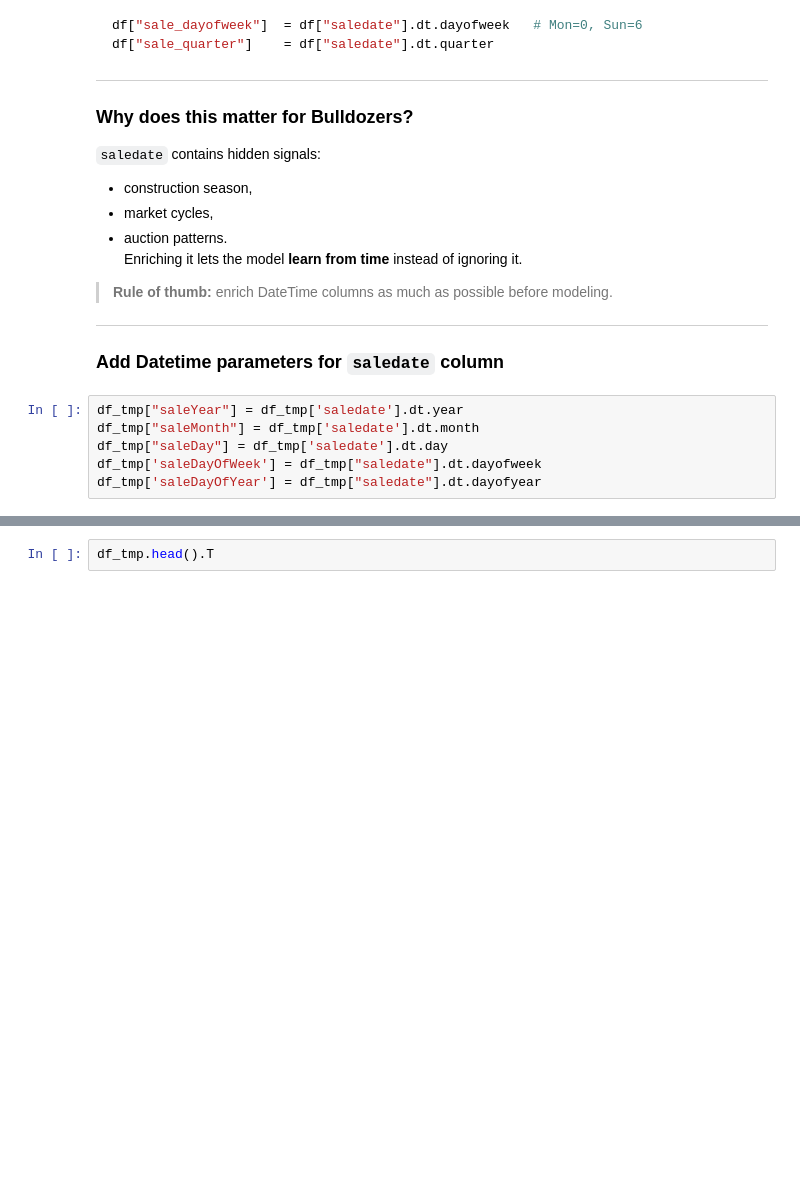
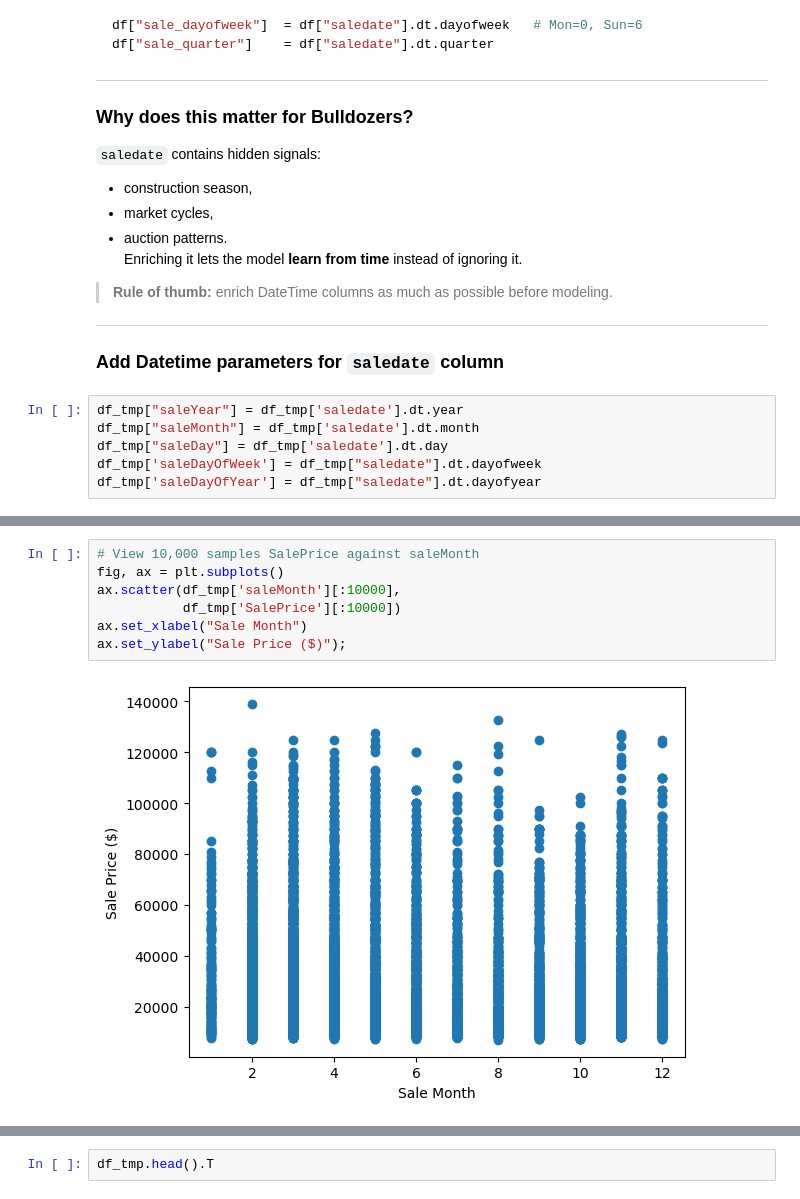
Before and after one commit to Eakempreet/Learning-ML-Projects, a Jupyter notebook: bulldozer-price-prediction-project-2/end-to-end-bluebook-bulldozer-price-regression.ipynb, the cells around one changed output, grey strips where cells are left out. Saved outputs shown, nothing was run; the diff lists cells and outputs as text; blank space fills up the shorter version.

```diff
--- a/bulldozer-price-prediction-project-2/end-to-end-bluebook-bulldozer-price-regression.ipynb
+++ b/bulldozer-price-prediction-project-2/end-to-end-bluebook-bulldozer-price-regression.ipynb
@@ -362,0 +372,9 @@ df_tmp['saleDayOfYear'] = df_tmp["saledate"].dt.dayofyear
+# %%
+# View 10,000 samples SalePrice against saleMonth
+fig, ax = plt.subplots()
+ax.scatter(df_tmp['saleMonth'][:10000],
+           df_tmp['SalePrice'][:10000])
+ax.set_xlabel("Sale Month")
+ax.set_ylabel("Sale Price ($)");
+# %% [output]
+[figure, added]
```
Also changed, not shown: parts of 28 cells of this notebook.
